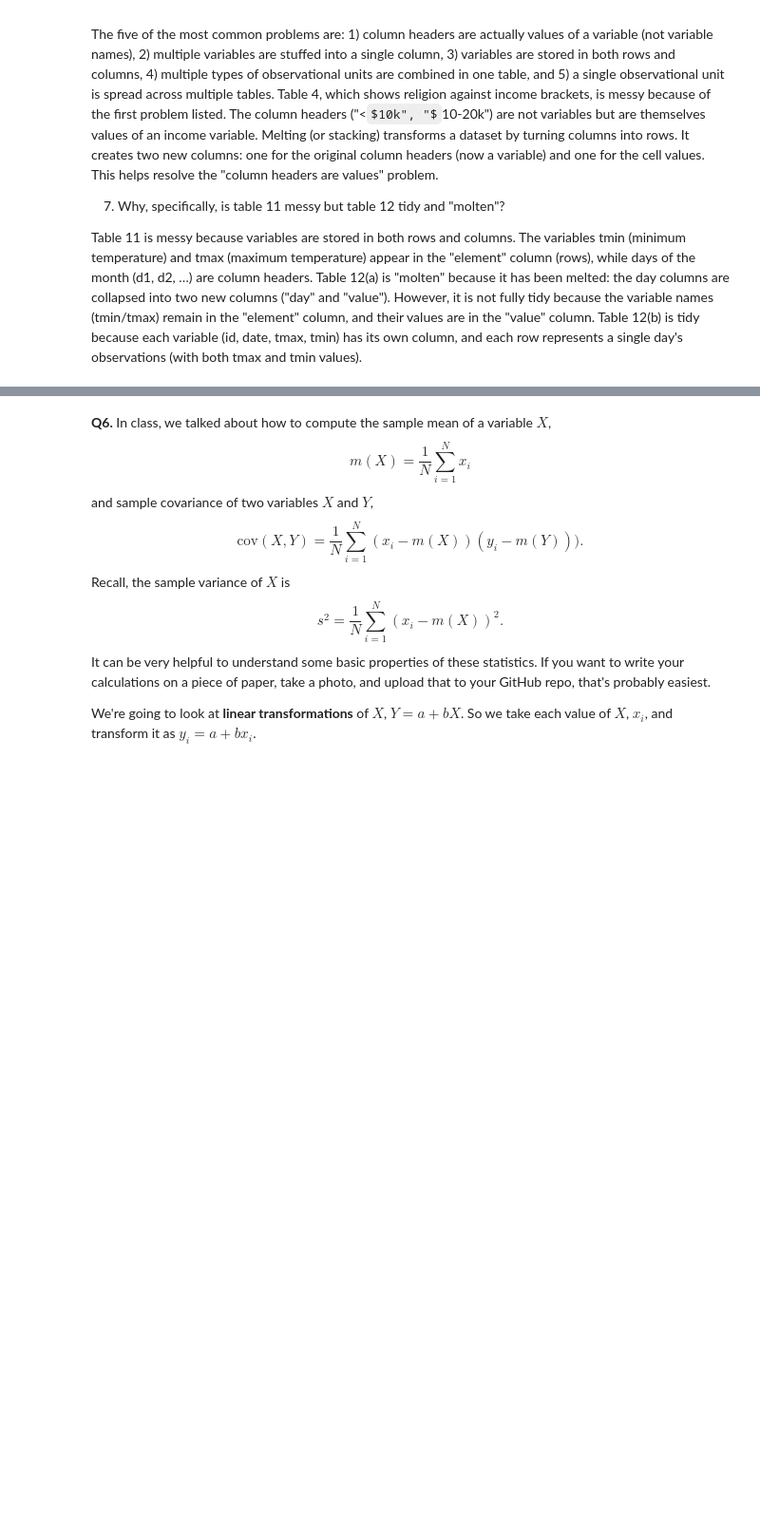
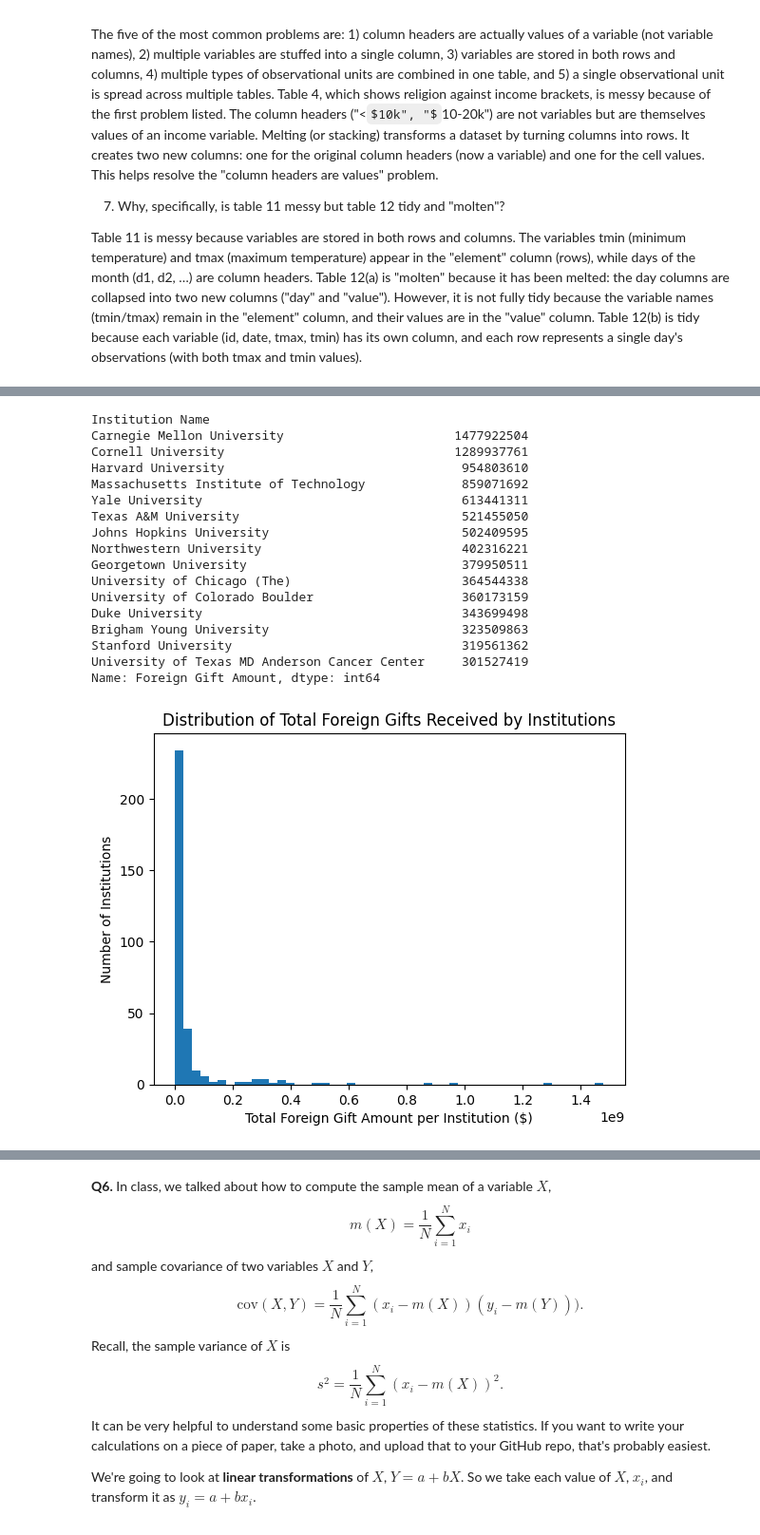
Before and after one commit to brishti-c/undergrad_ml_assignments, a Jupyter notebook: 01_assignment_wrangling_and_eda.ipynb, the cells around one changed output, grey strips where cells are left out. Shown at 95% size. Saved outputs shown, nothing was run; the diff lists cells and outputs as text; code cells hidden in the pictures; some formulas as TeX source; blank space fills up the shorter version.

```diff
--- a/01_assignment_wrangling_and_eda.ipynb
+++ b/01_assignment_wrangling_and_eda.ipynb
@@ -417,0 +492,40 @@ For this question, `.groupby([vars]).count()` and `.groupby([vars]).sum()` will
+# %%
+top_institutions = (
+    df.groupby('Institution Name')
+      .sum(numeric_only=True)['Foreign Gift Amount']
+      .sort_values(ascending=False)
+      .head(15)
+)
+
+print(top_institutions)
+
+inst_totals = (
+    df.groupby('Institution Name')['Foreign Gift Amount']
+      .sum()
+      .dropna()
+)
+
+plt.hist(inst_totals, bins=50)
+plt.xlabel("Total Foreign Gift Amount per Institution ($)")
+plt.ylabel("Number of Institutions")
+plt.title("Distribution of Total Foreign Gifts Received by Institutions")
+plt.show()
+# %% [output]
+Institution Name
+Carnegie Mellon University                       1477922504
+Cornell University                               1289937761
+Harvard University                                954803610
+Massachusetts Institute of Technology             859071692
+Yale University                                   613441311
+Texas A&M University                              521455050
+Johns Hopkins University                          502409595
+Northwestern University                           402316221
+Georgetown University                             379950511
+University of Chicago (The)                       364544338
+University of Colorado Boulder                    360173159
+Duke University                                   343699498
+Brigham Young University                          323509863
+Stanford University                               319561362
+University of Texas MD Anderson Cancer Center     301527419
+Name: Foreign Gift Amount, dtype: int64
+[figure, added]
```
Also changed, not shown: parts of 14 cells of this notebook.
